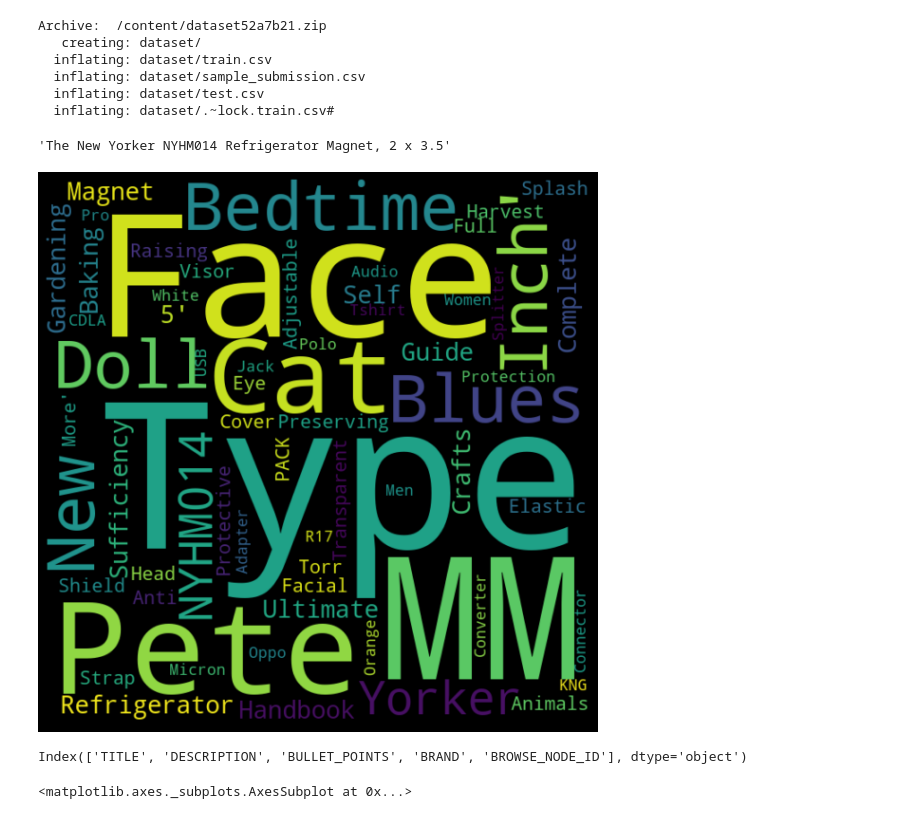
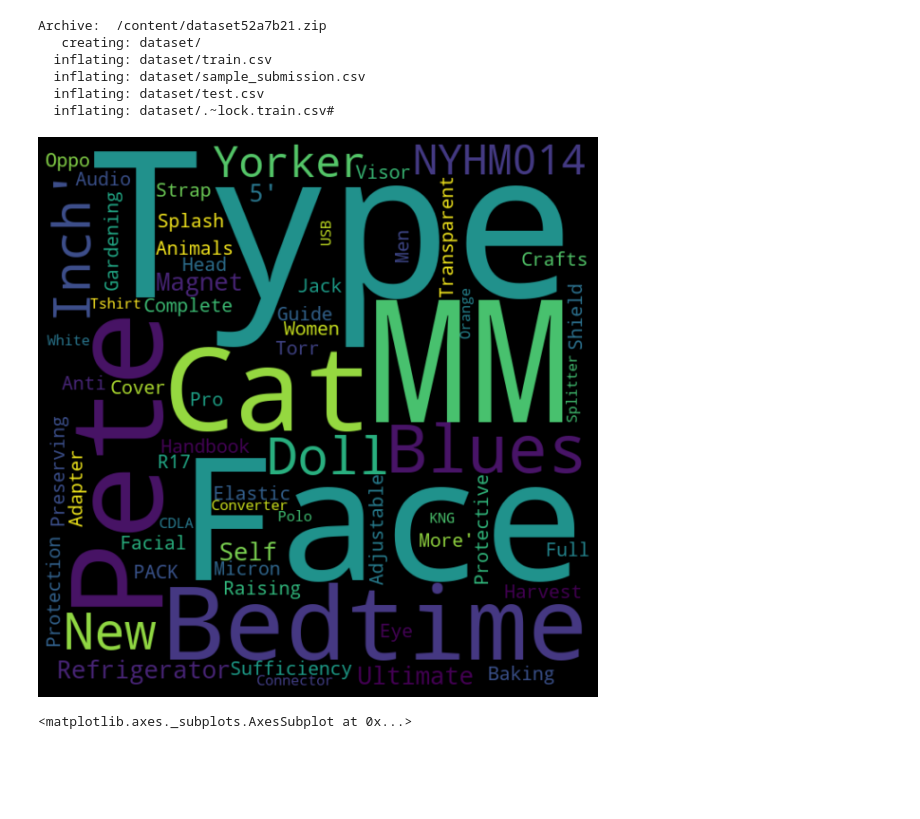
Before and after one commit to VaishU2235/Amazon-ML-Challenge, a Jupyter notebook: Amazon_ML_Glove_Embedding_with_CNN (1).ipynb, the cells around one changed output. Saved outputs shown, nothing was run; the diff lists cells and outputs as text; code cells hidden in the pictures; blank space fills up the shorter version.

```diff
--- a/Amazon_ML_Glove_Embedding_with_CNN (1).ipynb
+++ b/Amazon_ML_Glove_Embedding_with_CNN (1).ipynb
@@ -39,31 +45,4 @@ train_df=pd.read_csv('dataset/train.csv',escapechar = "\\",quoting = csv.QUOTE_N
 # %%
-x = train_df['TITLE']
+x = train_df['TITLE'].astype('str')
-# %%
-x[1]#type(x[1])
-# %% [output]
-'The New Yorker NYHM014 Refrigerator Magnet, 2 x 3.5'
-# %%
-from wordcloud import WordCloud, STOPWORDS
-import matplotlib.pyplot as plt
-comments = train_df['TITLE'].values
-wordcloud = WordCloud(
-    width = 640,
-    height = 640,
-    background_color = 'black',
-    stopwords = STOPWORDS).generate(str(comments))
-fig = plt.figure(
-    figsize = (12, 8),
-    facecolor = 'k',
-    edgecolor = 'k')
-plt.imshow(wordcloud, interpolation = 'bilinear')
-plt.axis('off')
-plt.tight_layout(pad=0)
-plt.show()
-# %% [output]
-[figure, removed]
-# %%
-train_df.columns
-# %% [output]
-Index(['TITLE', 'DESCRIPTION', 'BULLET_POINTS', 'BRAND', 'BROWSE_NODE_ID'], dtype='object')
 # %%
 y = train_df['BROWSE_NODE_ID']
@@ -70 +51,20 @@ y = train_df['BROWSE_NODE_ID']
+# %%
+from wordcloud import WordCloud, STOPWORDS
+import matplotlib.pyplot as plt
+comments = x.values
+wordcloud = WordCloud(
+    width = 640,
+    height = 640,
+    background_color = 'black',
+    stopwords = STOPWORDS).generate(str(comments))
+fig = plt.figure(
+    figsize = (12, 8),
+    facecolor = 'k',
+    edgecolor = 'k')
+plt.imshow(wordcloud, interpolation = 'bilinear')
+plt.axis('off')
+plt.tight_layout(pad=0)
+plt.show()
+# %% [output]
+[figure, added]
 # %%
```
Also changed, not shown: parts of 27 cells of this notebook.
